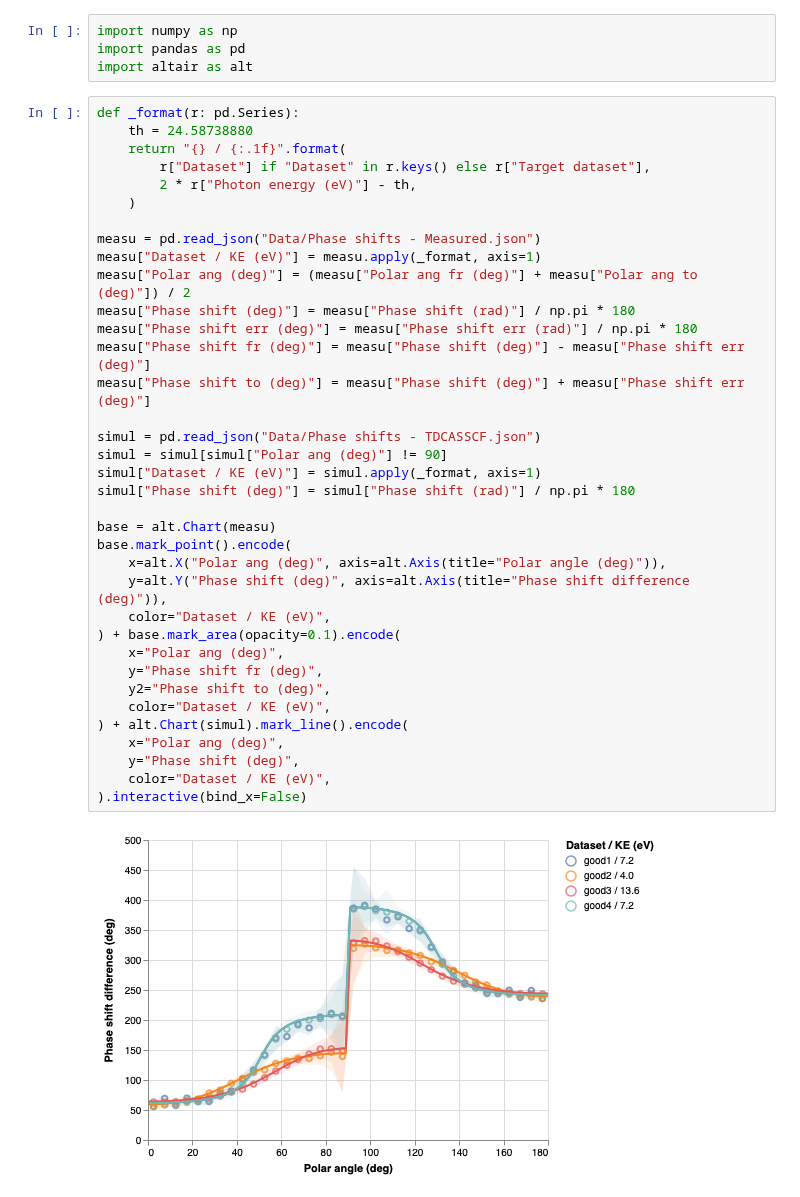
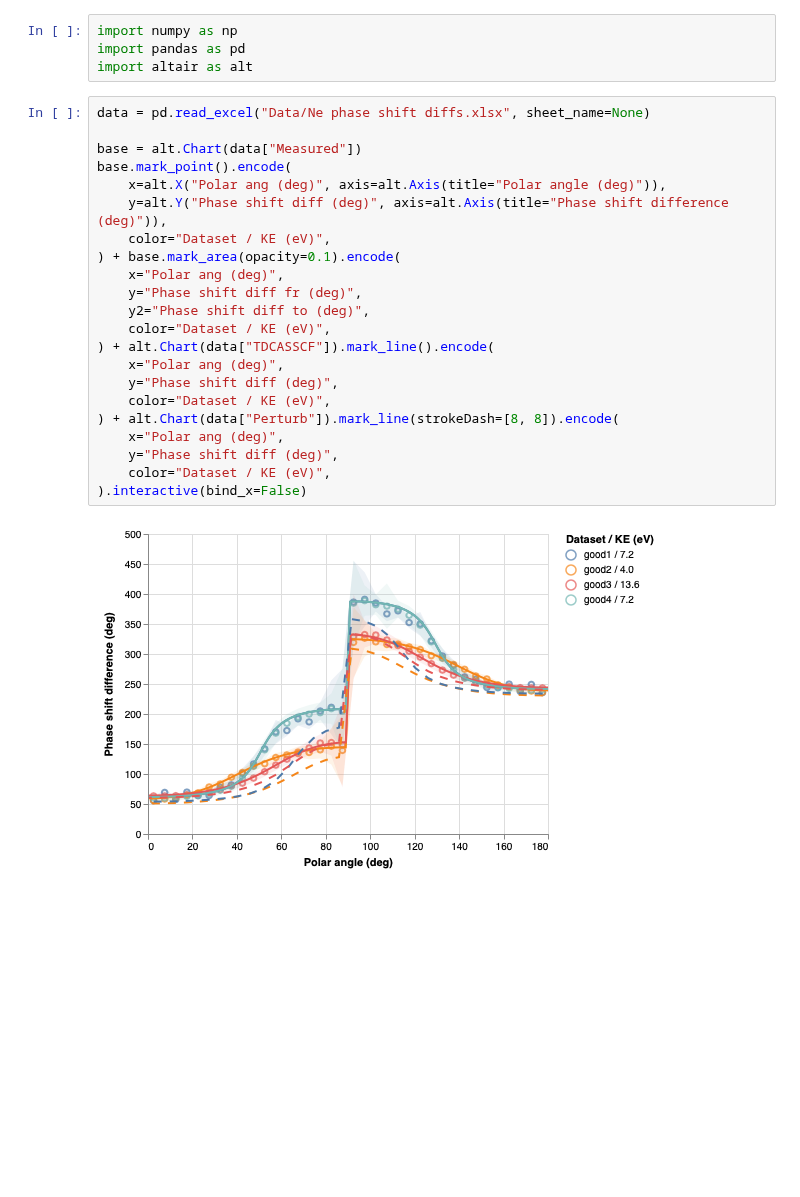
Before and after one commit to DaehyunPY/FERMI20144077, a Jupyter notebook: Notebooks/Ne phase shift diffs - Compare.ipynb, the cells around one changed output. Cells and saved outputs as stored; diff of their text form; blank space fills up the shorter version.

Commit message:
Add/update notebook "Ne phase diffs - *.ipynb" and data

```diff
--- a/Notebooks/Ne phase shift diffs - Compare.ipynb
+++ b/Notebooks/Ne phase shift diffs - Compare.ipynb
@@ -3,41 +3,27 @@ import numpy as np
 import pandas as pd
 import altair as alt
 # %%
-def _format(r: pd.Series):
-    th = 24.58738880
-    return "{} / {:.1f}".format(
-        r["Dataset"] if "Dataset" in r.keys() else r["Target dataset"],
-        2 * r["Photon energy (eV)"] - th,
-    )
+data = pd.read_excel("Data/Ne phase shift diffs.xlsx", sheet_name=None)
 
-measu = pd.read_json("Data/Phase shifts - Measured.json")
-measu["Dataset / KE (eV)"] = measu.apply(_format, axis=1)
-measu["Polar ang (deg)"] = (measu["Polar ang fr (deg)"] + measu["Polar ang to (deg)"]) / 2
-measu["Phase shift (deg)"] = measu["Phase shift (rad)"] / np.pi * 180
-measu["Phase shift err (deg)"] = measu["Phase shift err (rad)"] / np.pi * 180
-measu["Phase shift fr (deg)"] = measu["Phase shift (deg)"] - measu["Phase shift err (deg)"]
-measu["Phase shift to (deg)"] = measu["Phase shift (deg)"] + measu["Phase shift err (deg)"]
-
-simul = pd.read_json("Data/Phase shifts - TDCASSCF.json")
-simul = simul[simul["Polar ang (deg)"] != 90]
-simul["Dataset / KE (eV)"] = simul.apply(_format, axis=1)
-simul["Phase shift (deg)"] = simul["Phase shift (rad)"] / np.pi * 180
-
-base = alt.Chart(measu)
+base = alt.Chart(data["Measured"])
 base.mark_point().encode(
     x=alt.X("Polar ang (deg)", axis=alt.Axis(title="Polar angle (deg)")),
-    y=alt.Y("Phase shift (deg)", axis=alt.Axis(title="Phase shift difference (deg)")),
+    y=alt.Y("Phase shift diff (deg)", axis=alt.Axis(title="Phase shift difference (deg)")),
     color="Dataset / KE (eV)",
 ) + base.mark_area(opacity=0.1).encode(
     x="Polar ang (deg)",
-    y="Phase shift fr (deg)",
-    y2="Phase shift to (deg)",
+    y="Phase shift diff fr (deg)",
+    y2="Phase shift diff to (deg)",
     color="Dataset / KE (eV)",
-) + alt.Chart(simul).mark_line().encode(
+) + alt.Chart(data["TDCASSCF"]).mark_line().encode(
     x="Polar ang (deg)",
-    y="Phase shift (deg)",
+    y="Phase shift diff (deg)",
+    color="Dataset / KE (eV)",
+) + alt.Chart(data["Perturb"]).mark_line(strokeDash=[8, 8]).encode(
+    x="Polar ang (deg)",
+    y="Phase shift diff (deg)",
     color="Dataset / KE (eV)",
 ).interactive(bind_x=False)
 # %% [output]
-[figure, old version]
+[figure, new version]
 # %%
```
Also changed, not shown: parts of 1 cell of this notebook, 6 other files.
